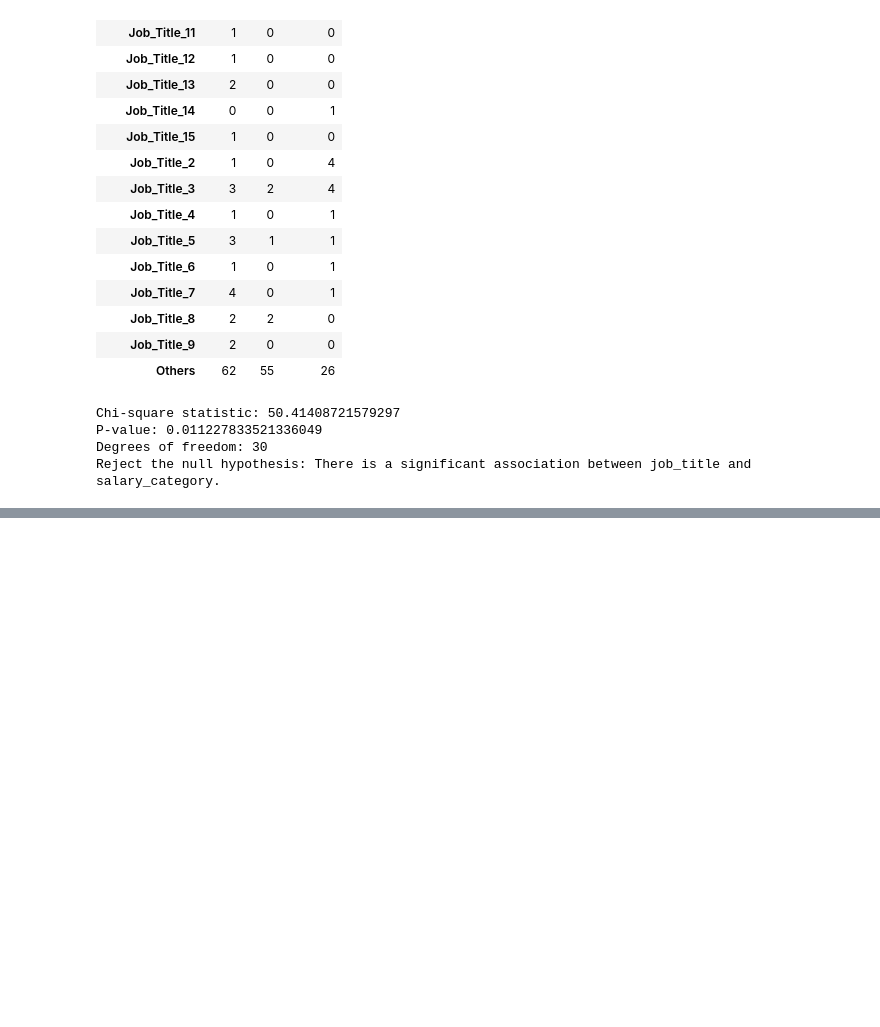
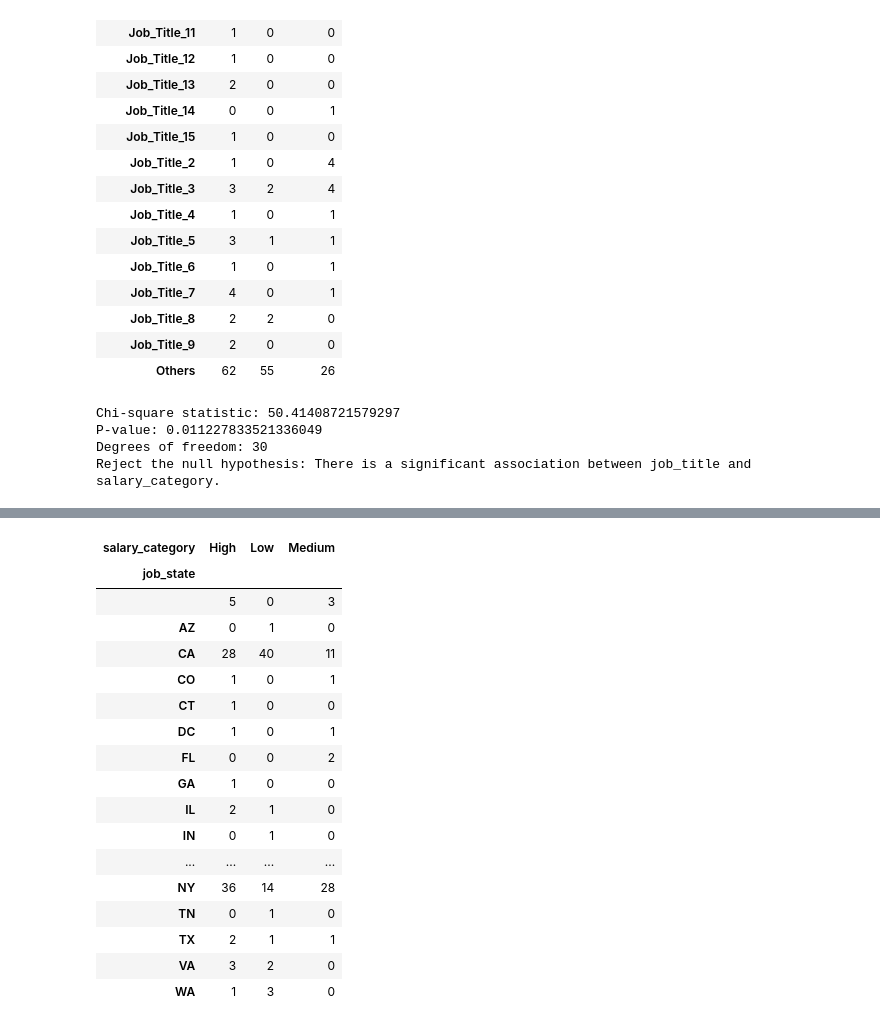
Before and after one commit to thimmie52/EngineerSalaryPred, a Jupyter notebook: analysis.ipynb, the cells around one changed output, grey strips where cells are left out. Cells and saved outputs as stored; diff of their text form; code cells hidden in the pictures; blank space fills up the shorter version.

```diff
--- a/analysis.ipynb
+++ b/analysis.ipynb
@@ -87,0 +163,21 @@ sns.heatmap(pd.crosstab(train_dir['job_title'], train_dir['salary_category']))
+# %%
+pd.crosstab(train_dir['job_state'], train_dir['salary_category'])
+# %% [output]
+| salary_category | High | Low | Medium |
+| job_state |  |  |  |
+|  | 5 | 0 | 3 |
+| AZ | 0 | 1 | 0 |
+| CA | 28 | 40 | 11 |
+| CO | 1 | 0 | 1 |
+| CT | 1 | 0 | 0 |
+| DC | 1 | 0 | 1 |
+| FL | 0 | 0 | 2 |
+| GA | 1 | 0 | 0 |
+| IL | 2 | 1 | 0 |
+| IN | 0 | 1 | 0 |
+| ... | ... | ... | ... |
+| NY | 36 | 14 | 28 |
+| TN | 0 | 1 | 0 |
+| TX | 2 | 1 | 1 |
+| VA | 3 | 2 | 0 |
+| WA | 1 | 3 | 0 |
```
Also changed, not shown: parts of 9 cells of this notebook.
